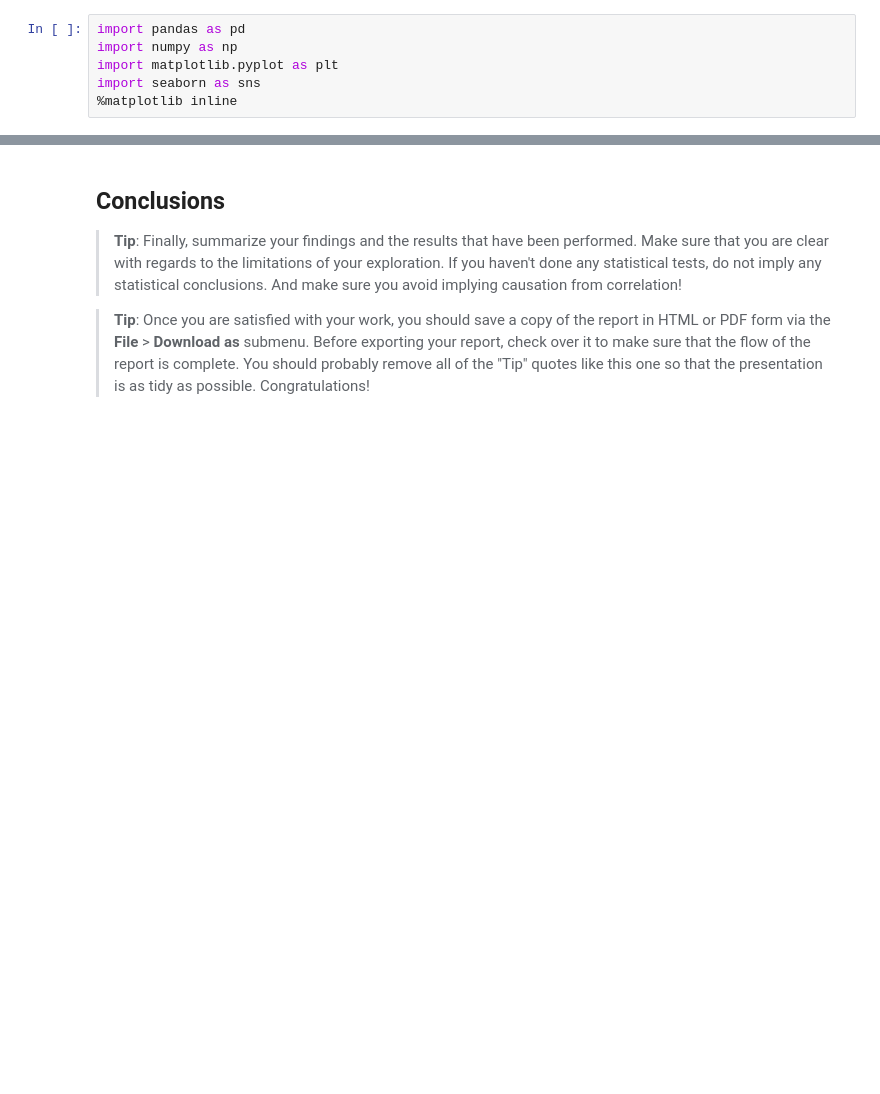
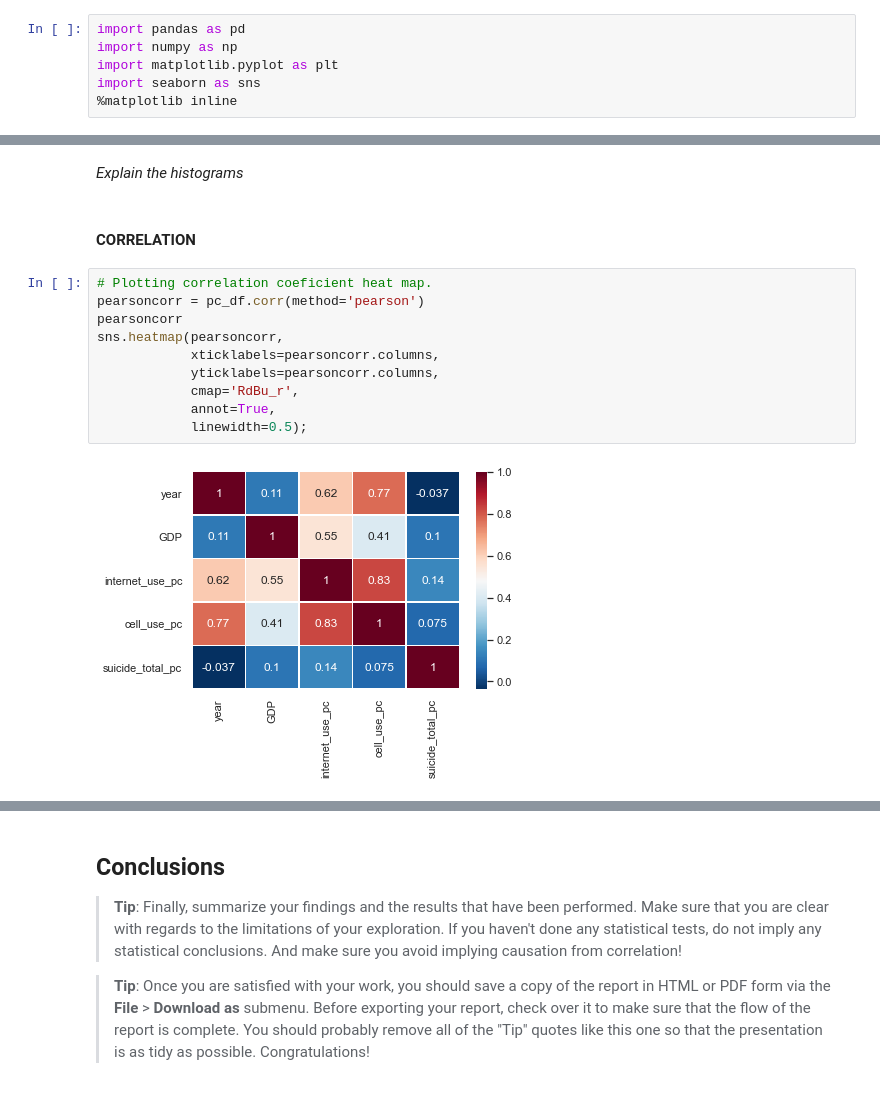
Before and after one commit to AndrejaCH/Data_Investigation, a Jupyter notebook: investigate-a-dataset-template.ipynb, the cells around one changed output, grey strips where cells are left out. Saved outputs shown, nothing was run; the diff lists cells and outputs as text; blank space fills up the shorter version.

```diff
--- a/investigate-a-dataset-template.ipynb
+++ b/investigate-a-dataset-template.ipynb
@@ -100,0 +366,16 @@ import seaborn as sns
+# %% [markdown]
+*Explain the histograms*
+# %% [markdown]
+#### CORRELATION
+# %%
+# Plotting correlation coeficient heat map.
+pearsoncorr = pc_df.corr(method='pearson')
+pearsoncorr
+sns.heatmap(pearsoncorr,
+            xticklabels=pearsoncorr.columns,
+            yticklabels=pearsoncorr.columns,
+            cmap='RdBu_r',
+            annot=True,
+            linewidth=0.5);
+# %% [output]
+[figure, added]
```
Also changed, not shown: parts of 107 cells of this notebook.
